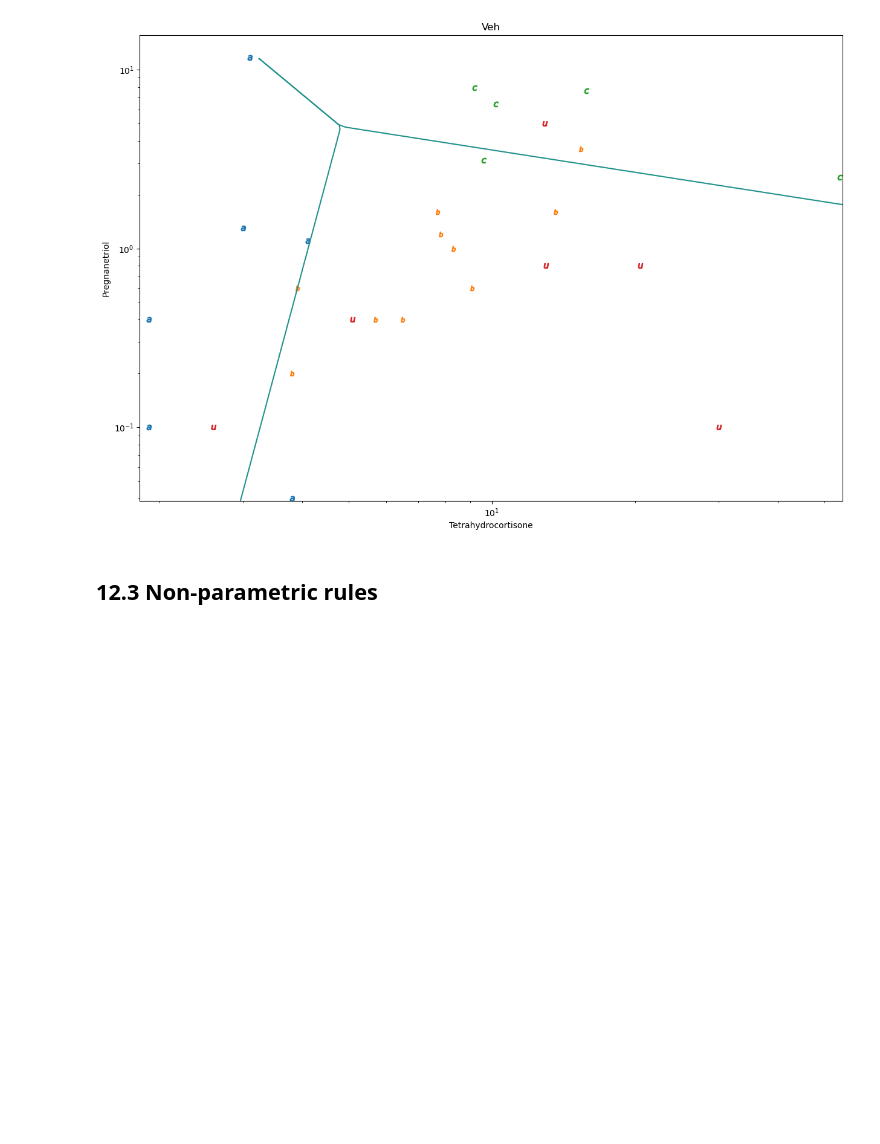
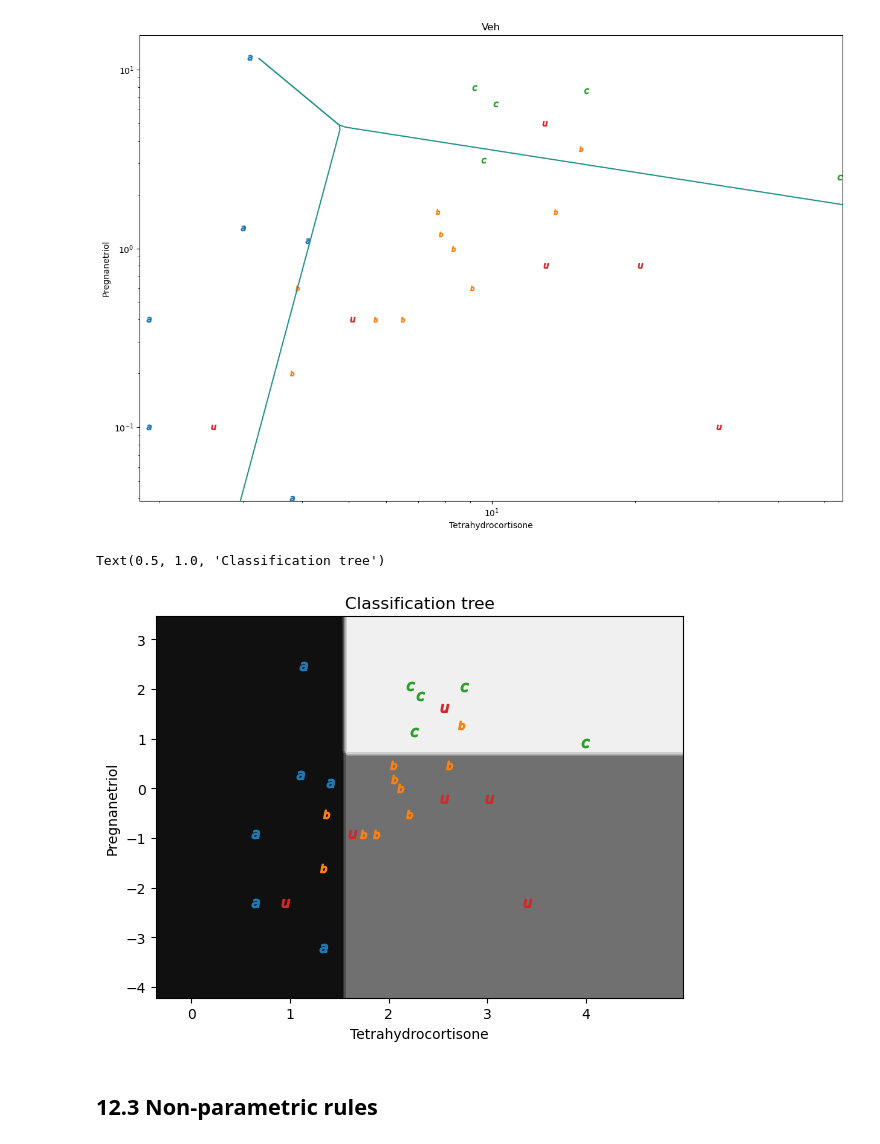
Before and after one commit to snu-idea/MAS-lecture, a Jupyter notebook: KS/MAS-12-finish/MAS-12-python-finish!!.ipynb, the cells around one changed output. Cells and saved outputs as stored; diff of their text form; code cells hidden in the pictures; blank space fills up the shorter version.

```diff
--- a/KS/MAS-12-finish/MAS-12-python-finish!!.ipynb
+++ b/KS/MAS-12-finish/MAS-12-python-finish!!.ipynb
@@ -342,3 +327,46 @@ par(cex = 1.5); partition.tree(cush.tr, add = T); par(cex = 1)
+# %%
+from sklearn import tree
+
+cush_tr=tree.DecisionTreeClassifier(criterion='entropy',
+                              max_depth=2,
+                              random_state=0).fit(Cf.iloc[:,1:3],Cf['tp'])
+# %%
+import matplotlib.pyplot as plt
+from sklearn.inspection import DecisionBoundaryDisplay
+
+
+ax = plt.subplot(1,1,1)
+
+n_classes = 3
+plot_colors = "ryb"
+plot_step = 0.02
+
+plt.tight_layout(h_pad=0.5, w_pad=0.5, pad=2.5)
+DecisionBoundaryDisplay.from_estimator(
+        cush_tr,
+        Cf.iloc[:,1:3],
+        cmap=plt.cm.gray,
+        response_method="predict", ax=ax)
+
+markers=[(f"${al}$")  for al in Cushings.Type.unique()]
+
+
+for i, marker in enumerate(markers):
+    s = Cushings.Type==Cushings.Type.unique()[i]
+    name=fgl_targetnames[i]
+    x_axis_data = cush.loc[s, :].iloc[:,0]
+    y_axis_data = cush.loc[s, :].iloc[:,1]
+
+    plt.scatter(x_axis_data, y_axis_data, marker=marker)
+
+
+
+plt.xlabel("Tetrahydrocortisone")
+plt.ylabel("Pregnanetriol")
+plt.title("Classification tree")
+# %% [output]
+Text(0.5, 1.0, 'Classification tree')
+[figure, added]
 # %% [markdown]
 ## 12.3  Non-parametric rules
 # %%
```
Also changed, not shown: parts of 3 cells of this notebook, 6 other files.
